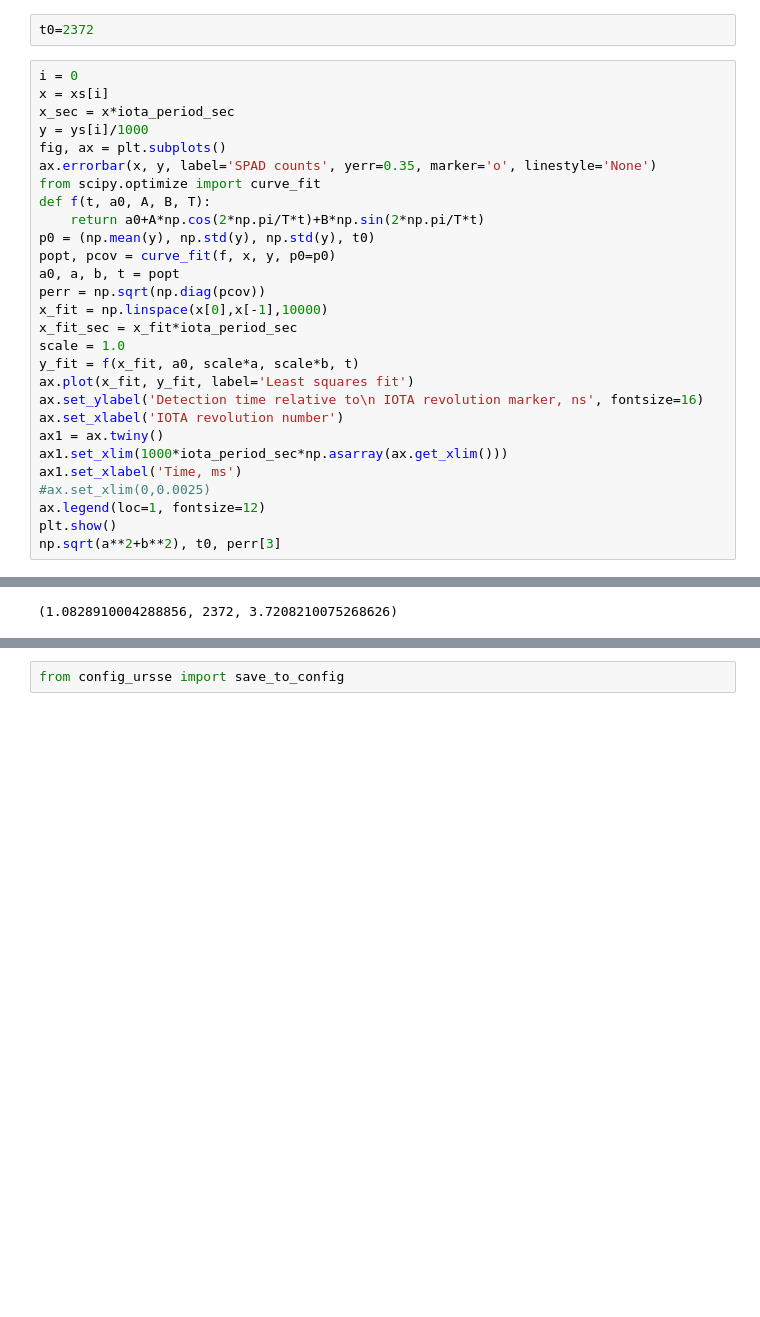
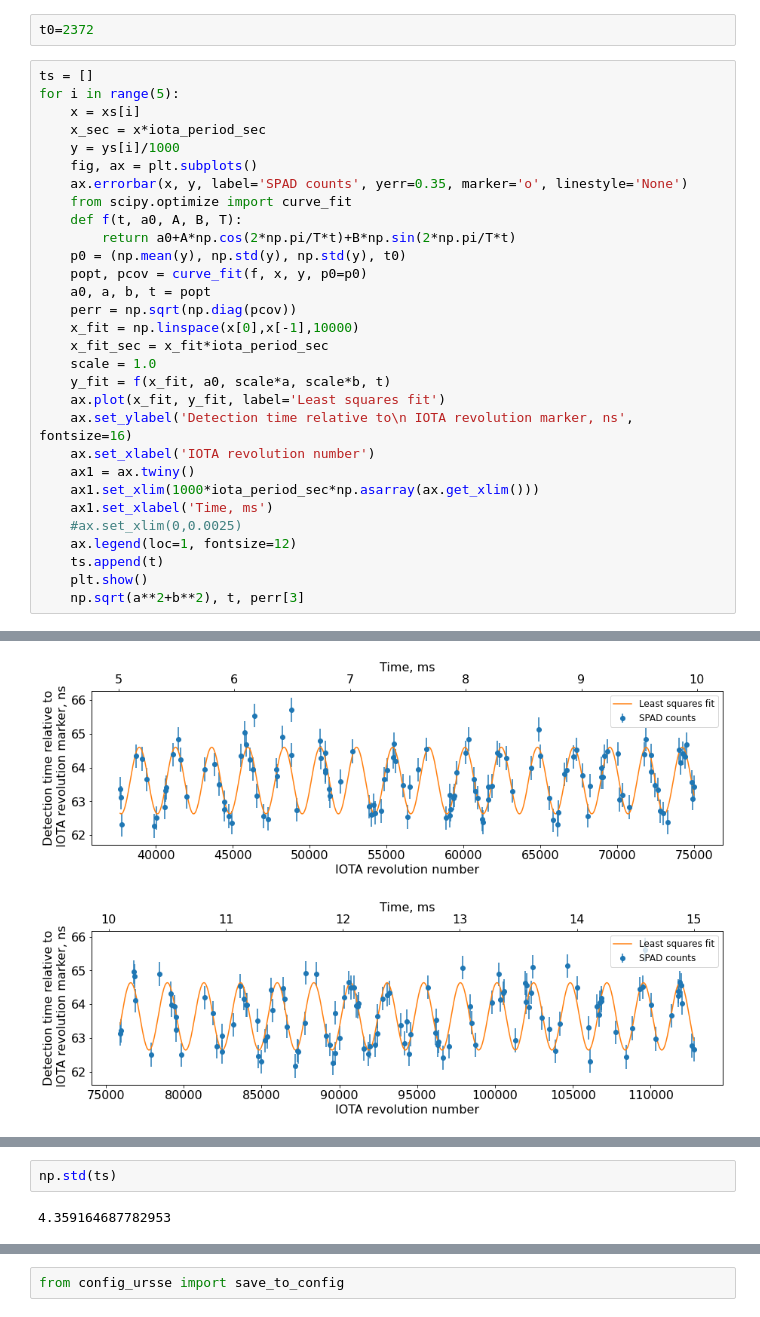
Before and after one commit to IharLobach/ursse, a Jupyter notebook: analyzing_collected_data/shifts/shift_03_05_2020/devs_1el_synch_tune_and_phase_angle.ipynb, the cells around one changed output, grey strips where cells are left out. Drawn from its saved outputs; the diff is of its cells as text; blank space fills up the shorter version.

```diff
--- a/analyzing_collected_data/shifts/shift_03_05_2020/devs_1el_synch_tune_and_phase_angle.ipynb
+++ b/analyzing_collected_data/shifts/shift_03_05_2020/devs_1el_synch_tune_and_phase_angle.ipynb
@@ -113,33 +113,36 @@ ys = df0.groupby('index_of_dt_bin').delay.apply(np.asarray)
 # %%
 t0=2372
 # %%
-i = 0
-x = xs[i]
-x_sec = x*iota_period_sec
-y = ys[i]/1000
-fig, ax = plt.subplots()
-ax.errorbar(x, y, label='SPAD counts', yerr=0.35, marker='o', linestyle='None')
-from scipy.optimize import curve_fit
-def f(t, a0, A, B, T):
-    return a0+A*np.cos(2*np.pi/T*t)+B*np.sin(2*np.pi/T*t)
-p0 = (np.mean(y), np.std(y), np.std(y), t0)
-popt, pcov = curve_fit(f, x, y, p0=p0)
-a0, a, b, t = popt
-perr = np.sqrt(np.diag(pcov))
-x_fit = np.linspace(x[0],x[-1],10000)
-x_fit_sec = x_fit*iota_period_sec
-scale = 1.0
-y_fit = f(x_fit, a0, scale*a, scale*b, t)
-ax.plot(x_fit, y_fit, label='Least squares fit')
-ax.set_ylabel('Detection time relative to\n IOTA revolution marker, ns', fontsize=16)
-ax.set_xlabel('IOTA revolution number')
-ax1 = ax.twiny()
-ax1.set_xlim(1000*iota_period_sec*np.asarray(ax.get_xlim()))
-ax1.set_xlabel('Time, ms')
-#ax.set_xlim(0,0.0025)
-ax.legend(loc=1, fontsize=12)
-plt.show()
-np.sqrt(a**2+b**2), t0, perr[3]
+ts = []
+for i in range(5):
+    x = xs[i]
+    x_sec = x*iota_period_sec
+    y = ys[i]/1000
+    fig, ax = plt.subplots()
+    ax.errorbar(x, y, label='SPAD counts', yerr=0.35, marker='o', linestyle='None')
+    from scipy.optimize import curve_fit
+    def f(t, a0, A, B, T):
+        return a0+A*np.cos(2*np.pi/T*t)+B*np.sin(2*np.pi/T*t)
+    p0 = (np.mean(y), np.std(y), np.std(y), t0)
+    popt, pcov = curve_fit(f, x, y, p0=p0)
+    a0, a, b, t = popt
+    perr = np.sqrt(np.diag(pcov))
+    x_fit = np.linspace(x[0],x[-1],10000)
+    x_fit_sec = x_fit*iota_period_sec
+    scale = 1.0
+    y_fit = f(x_fit, a0, scale*a, scale*b, t)
+    ax.plot(x_fit, y_fit, label='Least squares fit')
+    ax.set_ylabel('Detection time relative to\n IOTA revolution marker, ns', fontsize=16)
+    ax.set_xlabel('IOTA revolution number')
+    ax1 = ax.twiny()
+    ax1.set_xlim(1000*iota_period_sec*np.asarray(ax.get_xlim()))
+    ax1.set_xlabel('Time, ms')
+    #ax.set_xlim(0,0.0025)
+    ax.legend(loc=1, fontsize=12)
+    ts.append(t)
+    plt.show()
+    np.sqrt(a**2+b**2), t, perr[3]
 # %% [output]
 [figure]
-(1.0828910004288856, 2372, 3.7208210075268626)
+[figure, added]
+[figure, added]
@@ -145,0 +151,4 @@ np.sqrt(a**2+b**2), t0, perr[3]
+# %%
+np.std(ts)
+# %% [output]
+4.359164687782953
```
Also changed, not shown: parts of 2 cells of this notebook, 6 other files.
